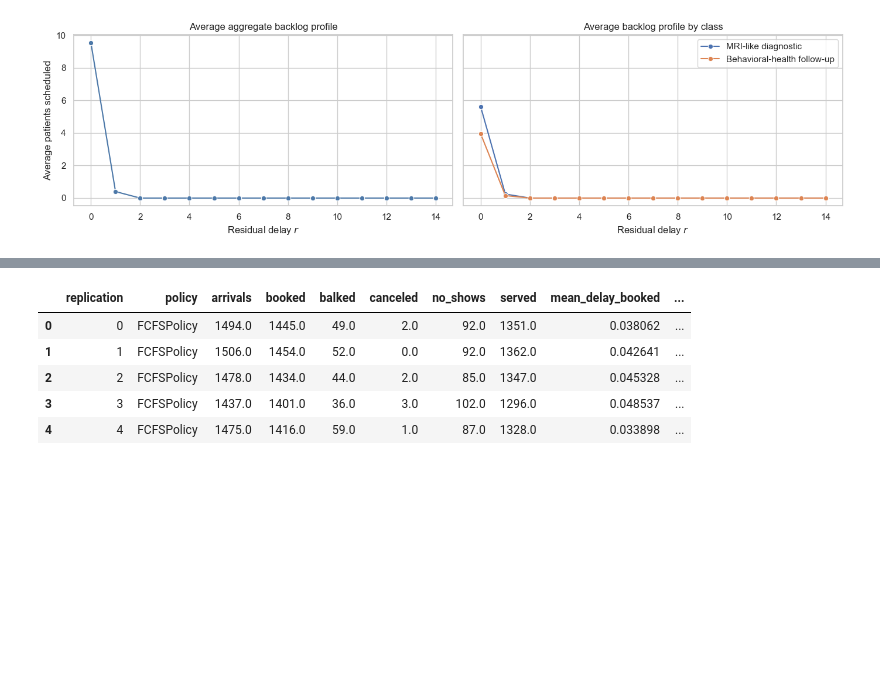
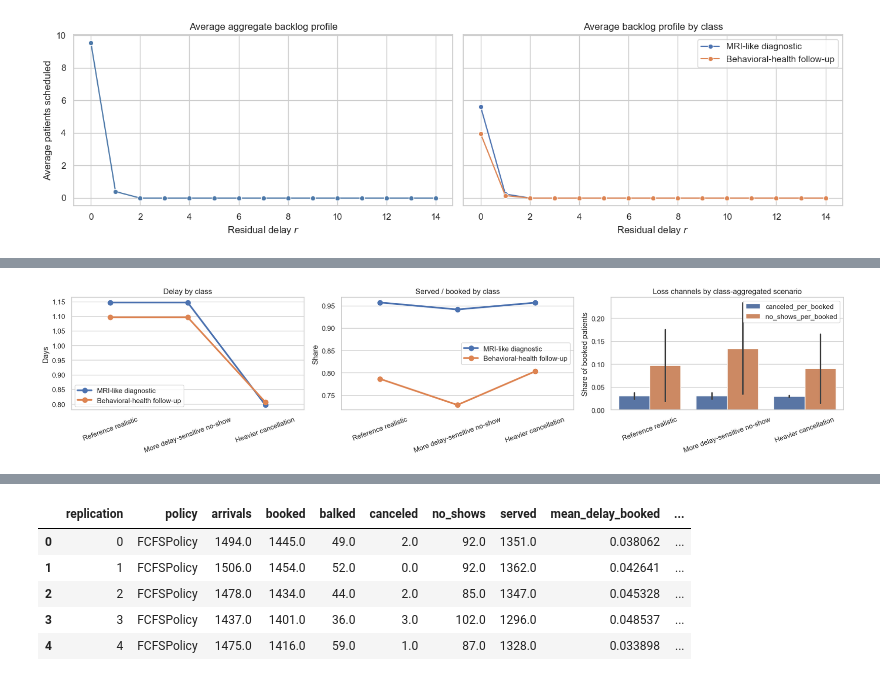
Before and after one commit to alexandre-sdd/research_cuimc_queuing, a Jupyter notebook: Notebooks/simulation.ipynb, the cells around one changed output, grey strips where cells are left out. Saved outputs shown, nothing was run; the diff lists cells and outputs as text; code cells hidden in the pictures; blank space fills up the shorter version.

```diff
--- a/Notebooks/simulation.ipynb
+++ b/Notebooks/simulation.ipynb
@@ -492,0 +645,34 @@ plt.tight_layout()
+# %%
+fig, axes = plt.subplots(1, 3, figsize=(18, 4), sharex=True)
+
+sns.pointplot(data=showcase_by_class, x='scenario', y='mean_delay_booked', hue='label', ax=axes[0])
+axes[0].set_title('Delay by class')
+axes[0].set_xlabel('')
+axes[0].set_ylabel('Days')
+axes[0].tick_params(axis='x', rotation=20)
+
+sns.pointplot(data=showcase_by_class, x='scenario', y='served_per_booked', hue='label', ax=axes[1])
+axes[1].set_title('Served / booked by class')
+axes[1].set_xlabel('')
+axes[1].set_ylabel('Share')
+axes[1].tick_params(axis='x', rotation=20)
+
+class_loss_df = showcase_by_class.melt(
+    id_vars=['scenario', 'label'],
+    value_vars=['canceled_per_booked', 'no_shows_per_booked'],
+    var_name='metric',
+    value_name='value',
+)
+sns.barplot(data=class_loss_df, x='scenario', y='value', hue='metric', ax=axes[2])
+axes[2].set_title('Loss channels by class-aggregated scenario')
+axes[2].set_xlabel('')
+axes[2].set_ylabel('Share of booked patients')
+axes[2].tick_params(axis='x', rotation=20)
+
+axes[0].legend(title='')
+axes[1].legend(title='')
+axes[2].legend(title='')
+
+plt.tight_layout()
+# %% [output]
+[figure, added]
```
Also changed, not shown: parts of 8 cells of this notebook, 1 other file.
